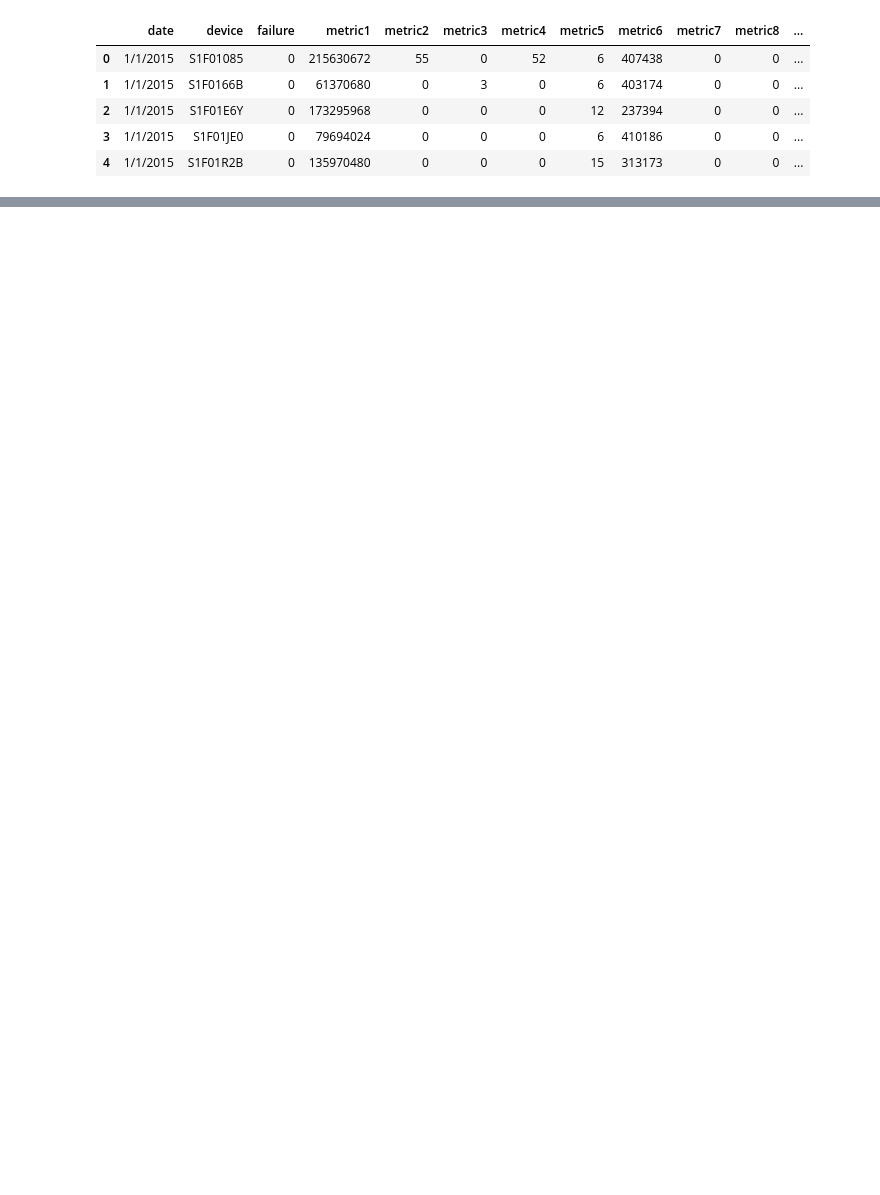
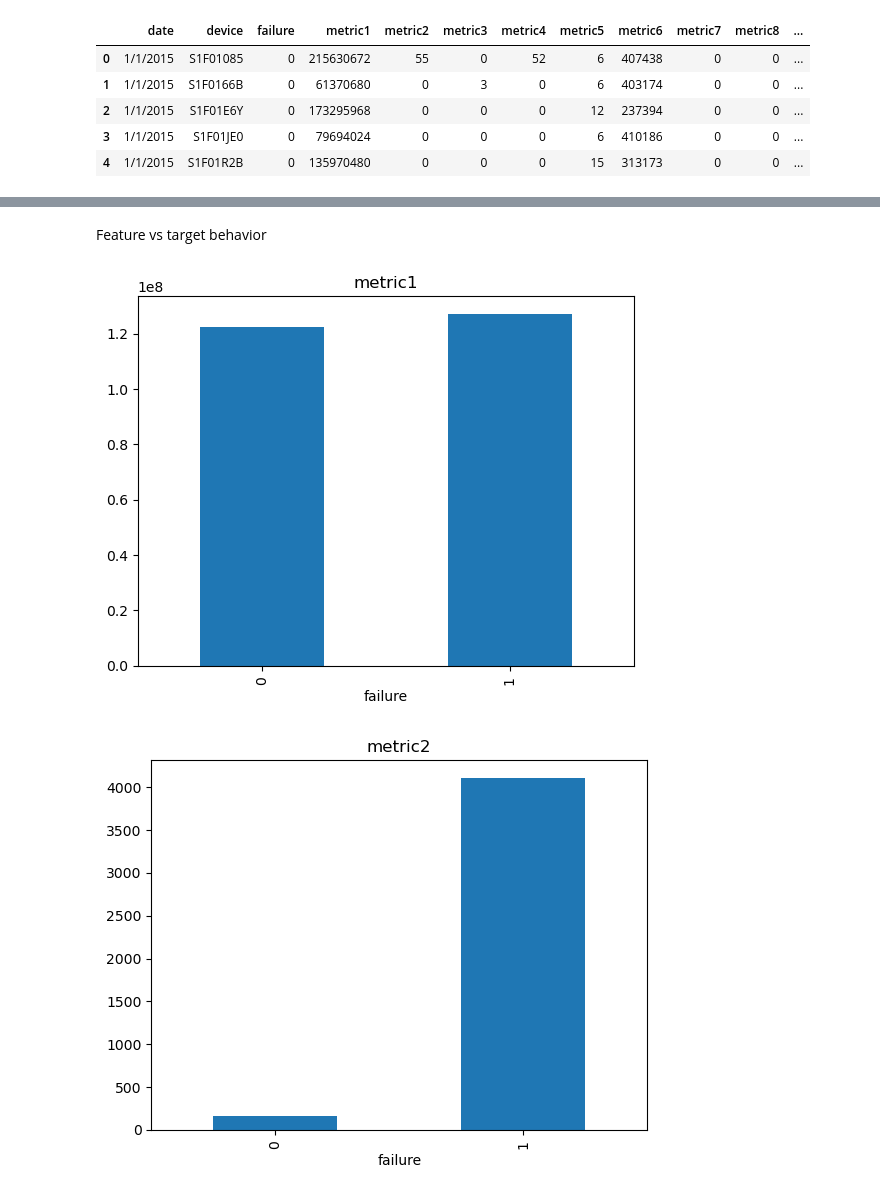
Before and after one commit to VitorAlmeida87/Proj_Predictive_Maintenance_Dataset, a Jupyter notebook: Maintenance_work.ipynb, the cells around one changed output, grey strips where cells are left out. Drawn from its saved outputs; the diff is of its cells as text; code cells hidden in the pictures; blank space fills up the shorter version.

```diff
--- a/Maintenance_work.ipynb
+++ b/Maintenance_work.ipynb
@@ -89,0 +97,2 @@ df.describe()
+# %%
+df["date"] = pd.to_datetime(df["date"])
@@ -89,0 +124,2 @@ df.describe()
+# %%
+df = df.sort_values("date")
@@ -89,0 +174,10 @@ df.describe()
+# %% [markdown]
+ Feature vs target behavior
+# %%
+for col in df.select_dtypes("number").columns:
+    if col != "failure":
+        df.groupby("failure")[col].mean().plot(kind="bar", title=col)
+        plt.show()
+# %% [output]
+[figure, added]
+[figure, added]
```
Also changed, not shown: parts of 39 cells of this notebook.
